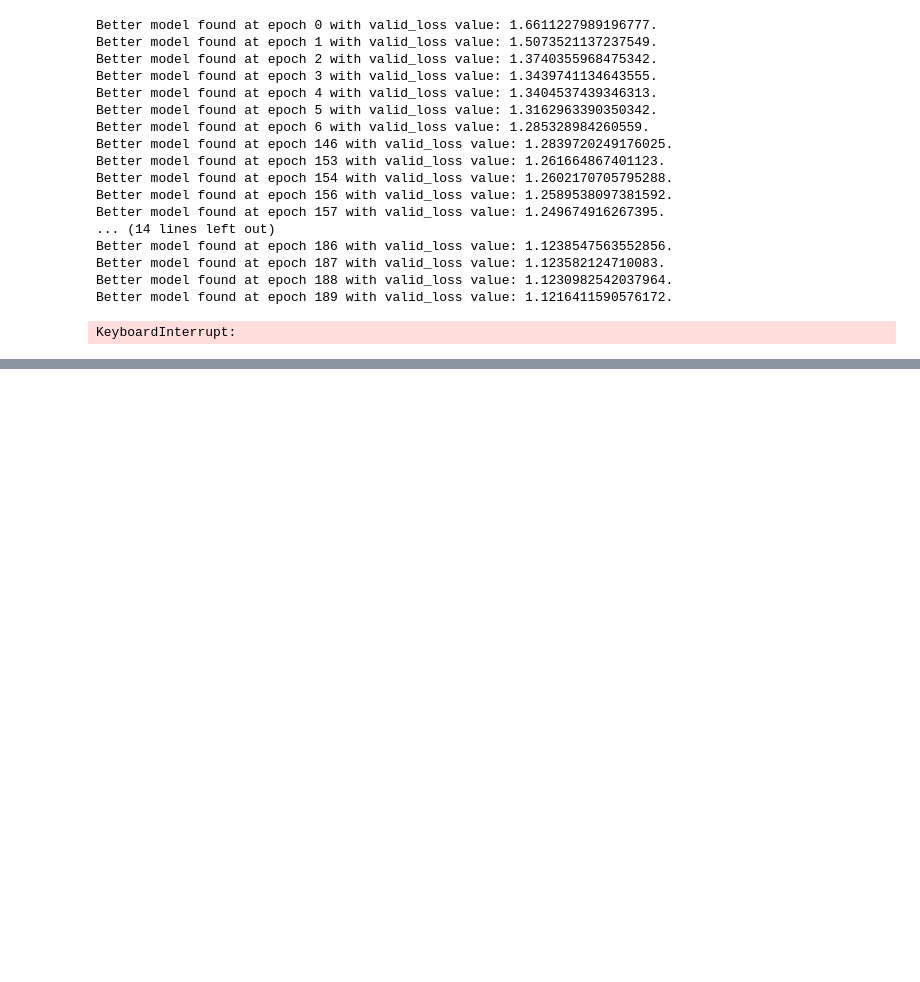
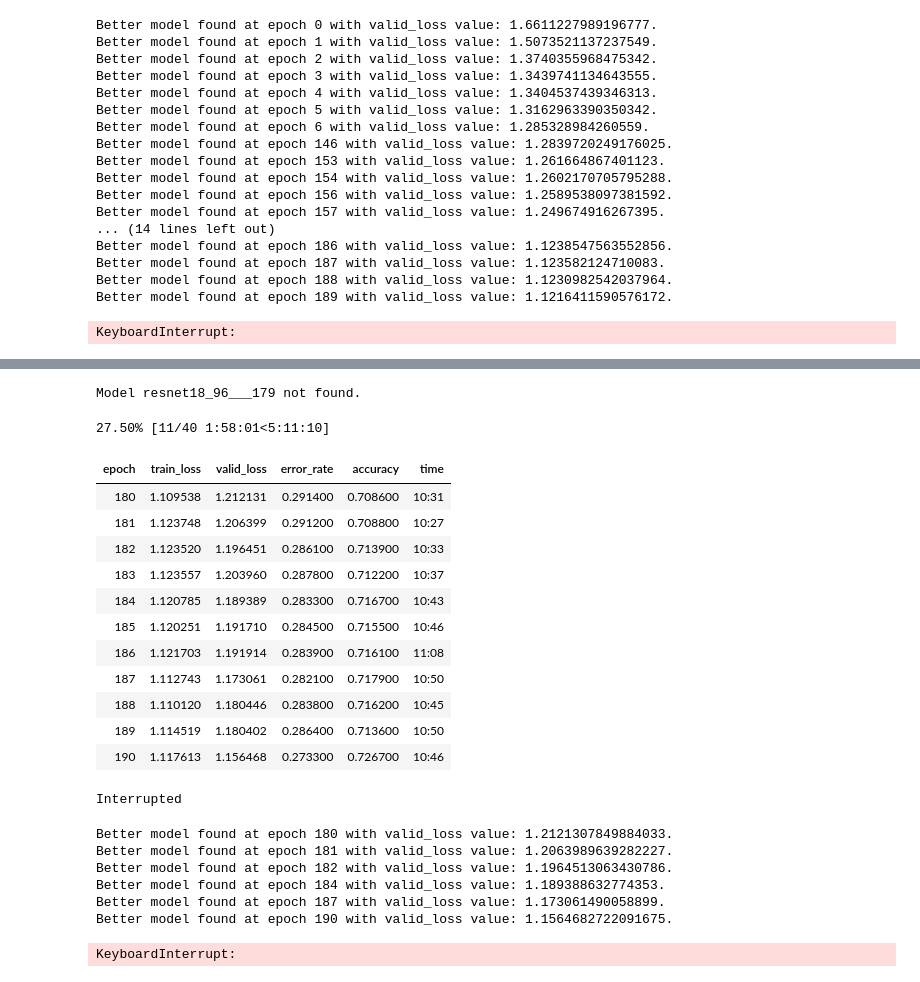
Before and after one commit to divyanshj16/micronet, a Jupyter notebook: 03-cifar100-ProgressiveResizing.ipynb, the cells around one changed output, grey strips where cells are left out. Cells and saved outputs as stored; diff of their text form; code cells hidden in the pictures; blank space fills up the shorter version.

```diff
--- a/03-cifar100-ProgressiveResizing.ipynb
+++ b/03-cifar100-ProgressiveResizing.ipynb
@@ -421,0 +472,25 @@ KeyboardInterrupt:
+# %%
+learn.fit_one_cycle(220, 6e-3, callbacks=SaveModelCallback(learn, name='resnet18_96__'), start_epoch=180, wd=0.1)
+# %% [output]
+Model resnet18_96___179 not found.
+27.50% [11/40 1:58:01<5:11:10]
+| epoch | train_loss | valid_loss | error_rate | accuracy | time |
+| 180 | 1.109538 | 1.212131 | 0.291400 | 0.708600 | 10:31 |
+| 181 | 1.123748 | 1.206399 | 0.291200 | 0.708800 | 10:27 |
+| 182 | 1.123520 | 1.196451 | 0.286100 | 0.713900 | 10:33 |
+| 183 | 1.123557 | 1.203960 | 0.287800 | 0.712200 | 10:37 |
+| 184 | 1.120785 | 1.189389 | 0.283300 | 0.716700 | 10:43 |
+| 185 | 1.120251 | 1.191710 | 0.284500 | 0.715500 | 10:46 |
+| 186 | 1.121703 | 1.191914 | 0.283900 | 0.716100 | 11:08 |
+| 187 | 1.112743 | 1.173061 | 0.282100 | 0.717900 | 10:50 |
+| 188 | 1.110120 | 1.180446 | 0.283800 | 0.716200 | 10:45 |
+| 189 | 1.114519 | 1.180402 | 0.286400 | 0.713600 | 10:50 |
+| 190 | 1.117613 | 1.156468 | 0.273300 | 0.726700 | 10:46 |
+Interrupted
+Better model found at epoch 180 with valid_loss value: 1.2121307849884033.
+Better model found at epoch 181 with valid_loss value: 1.2063989639282227.
+Better model found at epoch 182 with valid_loss value: 1.1964513063430786.
+Better model found at epoch 184 with valid_loss value: 1.189388632774353.
+Better model found at epoch 187 with valid_loss value: 1.173061490058899.
+Better model found at epoch 190 with valid_loss value: 1.1564682722091675.
+KeyboardInterrupt:
```
Also changed, not shown: parts of 3 cells of this notebook, 4 other files.
